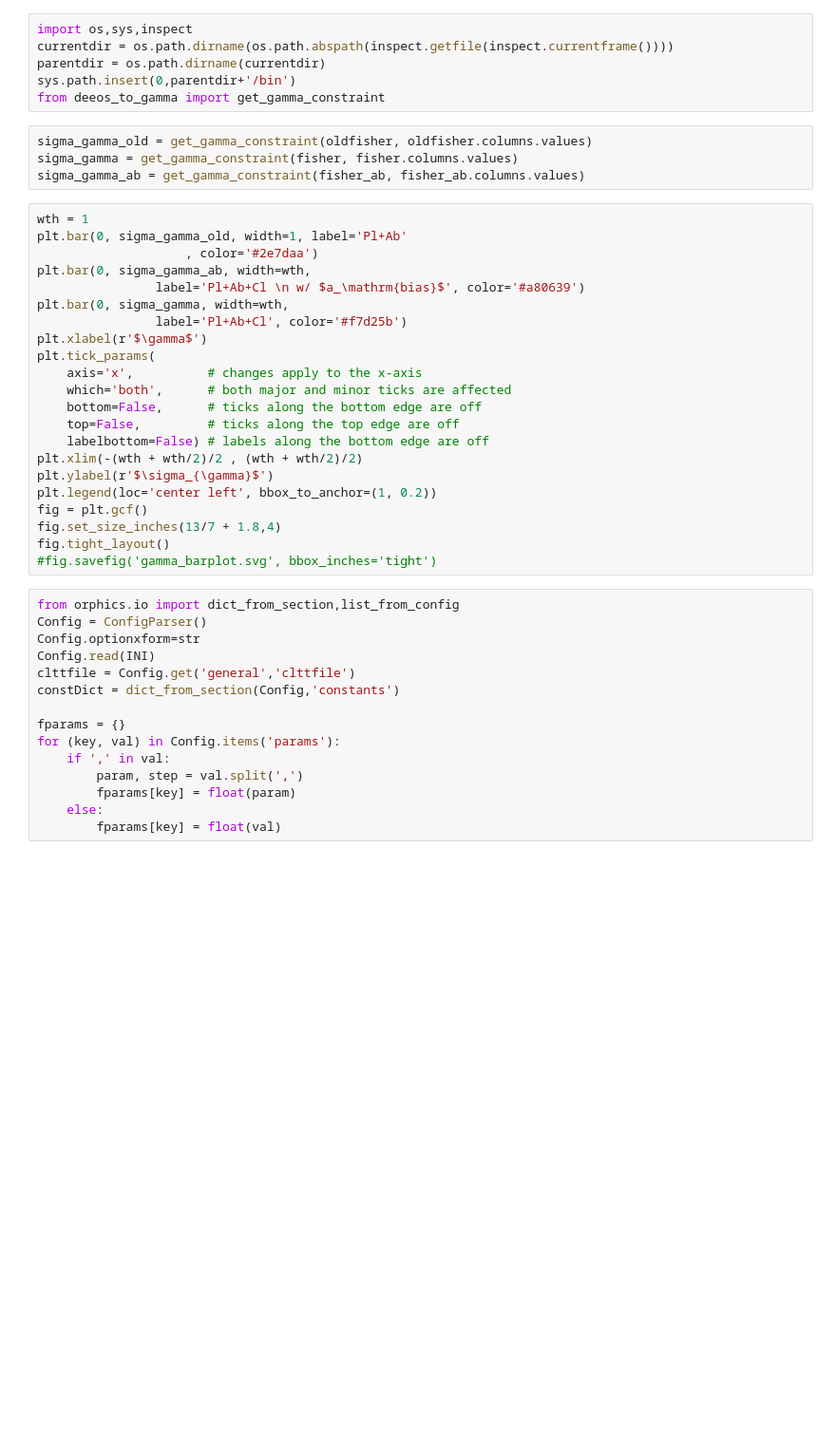
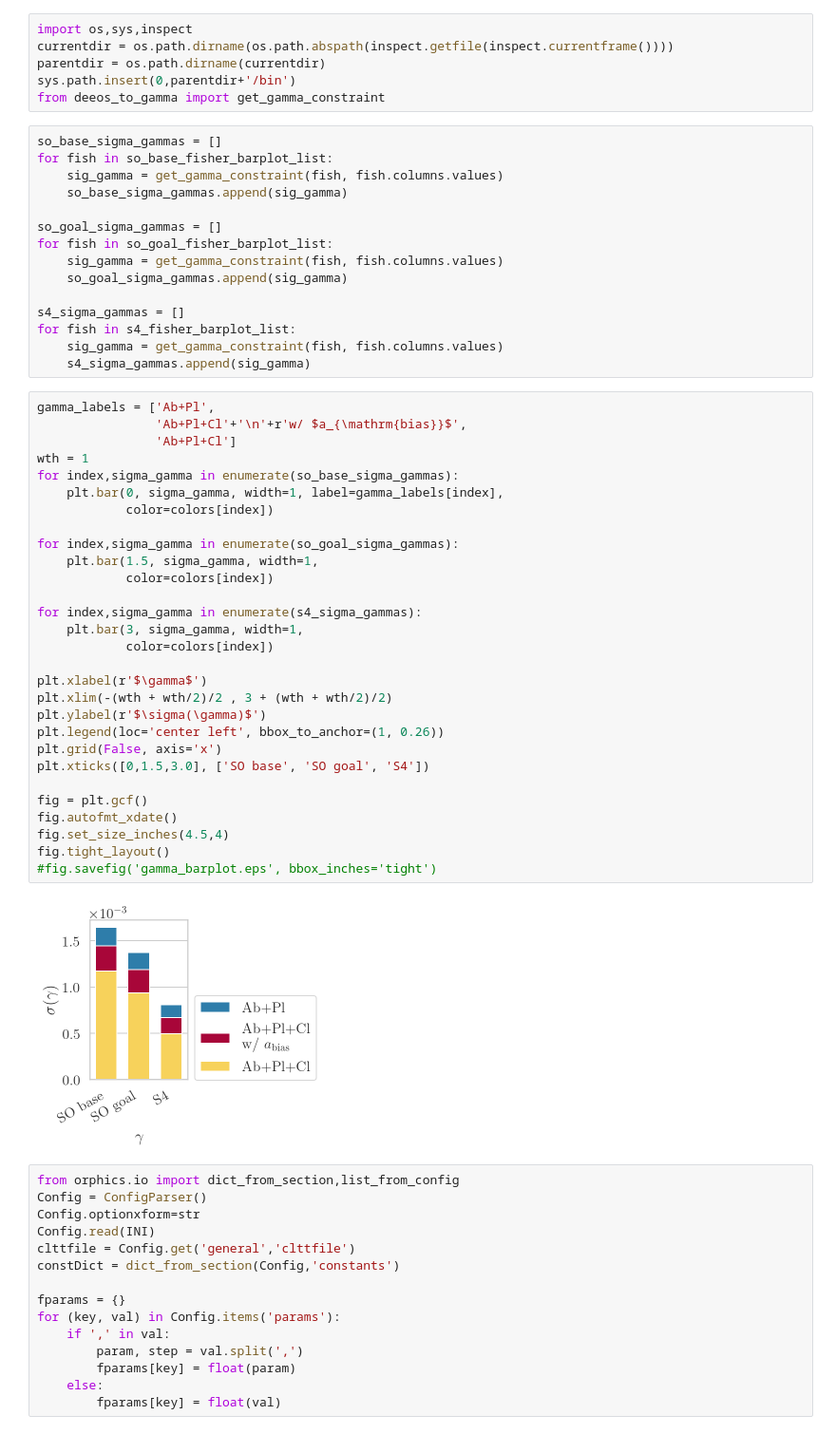
Before and after one commit to nbatta/szar, a Jupyter notebook: ipynbs/dc_nb_mm_2019_paper_plots.ipynb, the cells around one changed output. Shown at 95% size. Cells and saved outputs as stored; diff of their text form; blank space fills up the shorter version.

```diff
--- a/ipynbs/dc_nb_mm_2019_paper_plots.ipynb
+++ b/ipynbs/dc_nb_mm_2019_paper_plots.ipynb
@@ -202,32 +182,52 @@ currentdir = os.path.dirname(os.path.abspath(inspect.getfile(inspect.currentfram
 parentdir = os.path.dirname(currentdir)
 sys.path.insert(0,parentdir+'/bin')
 from deeos_to_gamma import get_gamma_constraint
-# %%
-sigma_gamma_old = get_gamma_constraint(oldfisher, oldfisher.columns.values)
-sigma_gamma = get_gamma_constraint(fisher, fisher.columns.values)
-sigma_gamma_ab = get_gamma_constraint(fisher_ab, fisher_ab.columns.values)
-# %%
-wth = 1
-plt.bar(0, sigma_gamma_old, width=1, label='Pl+Ab'
-                    , color='#2e7daa')
-plt.bar(0, sigma_gamma_ab, width=wth,
-                label='Pl+Ab+Cl \n w/ $a_\mathrm{bias}$', color='#a80639')
-plt.bar(0, sigma_gamma, width=wth,
-                label='Pl+Ab+Cl', color='#f7d25b')
-plt.xlabel(r'$\gamma$')
-plt.tick_params(
-    axis='x',          # changes apply to the x-axis
-    which='both',      # both major and minor ticks are affected
-    bottom=False,      # ticks along the bottom edge are off
-    top=False,         # ticks along the top edge are off
-    labelbottom=False) # labels along the bottom edge are off
-plt.xlim(-(wth + wth/2)/2 , (wth + wth/2)/2)
-plt.ylabel(r'$\sigma_{\gamma}$')
-plt.legend(loc='center left', bbox_to_anchor=(1, 0.2))
-fig = plt.gcf()
-fig.set_size_inches(13/7 + 1.8,4)
-fig.tight_layout()
-#fig.savefig('gamma_barplot.svg', bbox_inches='tight')
+# %%
+so_base_sigma_gammas = []
+for fish in so_base_fisher_barplot_list:
+    sig_gamma = get_gamma_constraint(fish, fish.columns.values)
+    so_base_sigma_gammas.append(sig_gamma)
+
+so_goal_sigma_gammas = []
+for fish in so_goal_fisher_barplot_list:
+    sig_gamma = get_gamma_constraint(fish, fish.columns.values)
+    so_goal_sigma_gammas.append(sig_gamma)
+
+s4_sigma_gammas = []
+for fish in s4_fisher_barplot_list:
+    sig_gamma = get_gamma_constraint(fish, fish.columns.values)
+    s4_sigma_gammas.append(sig_gamma)
+# %%
+gamma_labels = ['Ab+Pl',
+                'Ab+Pl+Cl'+'\n'+r'w/ $a_{\mathrm{bias}}$',
+                'Ab+Pl+Cl']
+wth = 1
+for index,sigma_gamma in enumerate(so_base_sigma_gammas):
+    plt.bar(0, sigma_gamma, width=1, label=gamma_labels[index],
+            color=colors[index])
+
+for index,sigma_gamma in enumerate(so_goal_sigma_gammas):
+    plt.bar(1.5, sigma_gamma, width=1,
+            color=colors[index])
+
+for index,sigma_gamma in enumerate(s4_sigma_gammas):
+    plt.bar(3, sigma_gamma, width=1,
+            color=colors[index])
+
+plt.xlabel(r'$\gamma$')
+plt.xlim(-(wth + wth/2)/2 , 3 + (wth + wth/2)/2)
+plt.ylabel(r'$\sigma(\gamma)$')
+plt.legend(loc='center left', bbox_to_anchor=(1, 0.26))
+plt.grid(False, axis='x')
+plt.xticks([0,1.5,3.0], ['SO base', 'SO goal', 'S4'])
+
+fig = plt.gcf()
+fig.autofmt_xdate()
+fig.set_size_inches(4.5,4)
+fig.tight_layout()
+#fig.savefig('gamma_barplot.eps', bbox_inches='tight')
+# %% [output]
+[figure, added]
 # %%
 from orphics.io import dict_from_section,list_from_config
 Config = ConfigParser()
```
Also changed, not shown: parts of 16 cells of this notebook, 2 other files.
